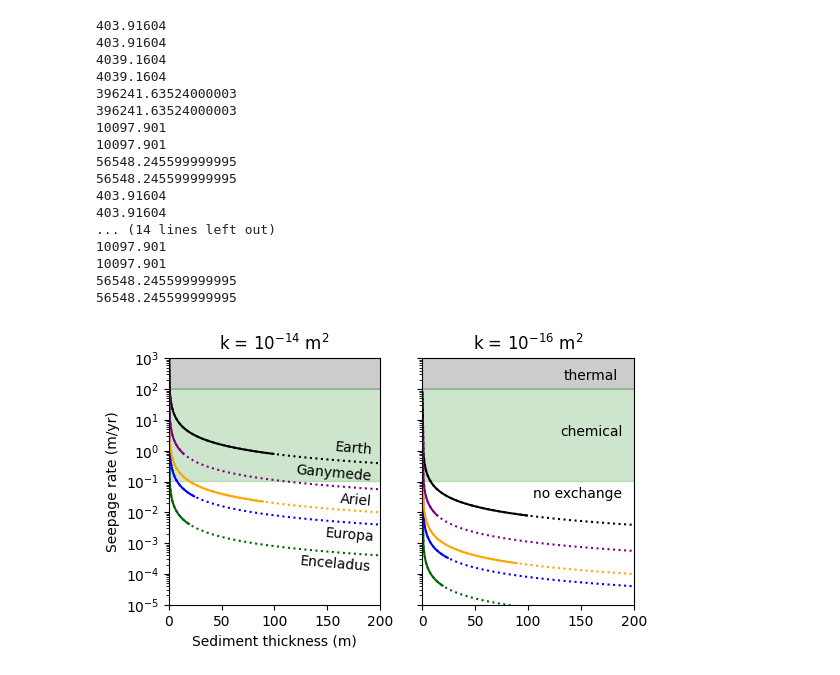
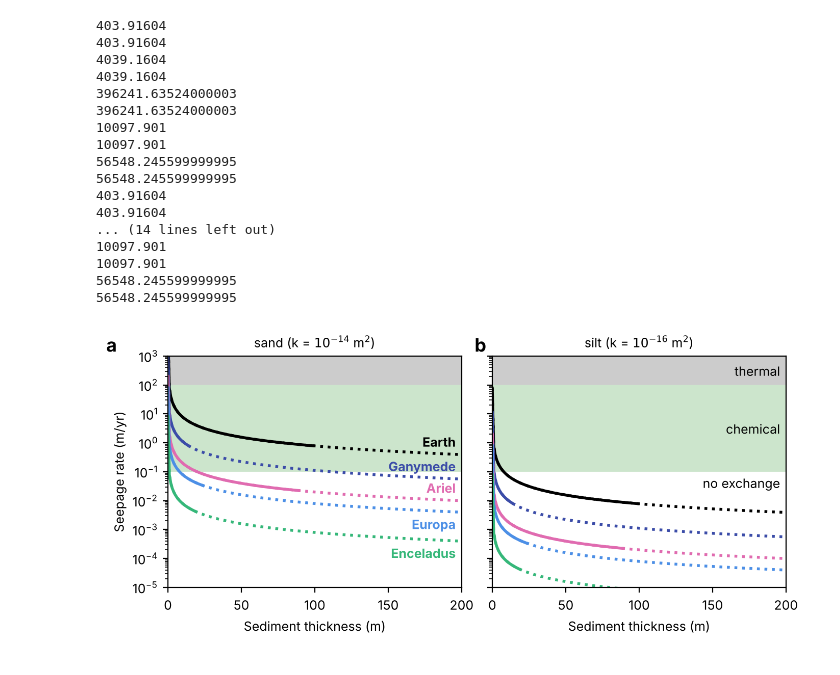
Before and after one commit to tectonic-hydrology/OW_seds, a Jupyter notebook: Figures_for_Randolph_Flagg_et_al_GRL_2025.ipynb, the cells around one changed output. Saved outputs shown, nothing was run; the diff lists cells and outputs as text; code cells hidden in the pictures.

Commit message:
Figure 3 (seepage): match Figure 2 styling
Same palette (Europa and Enceladus colors shared with Figure 2), direct labels,
panel letters, font sizes and line weights; panel titles name the sediment
(sand, silt) with permeability; saves Figure3_seepage.png/.pdf. Calculation
cells unchanged.

Co-Authored-By: Claude Fable 5.2 <noreply@anthropic.com>
Claude-Session: https://claude.ai/code/session_013DBfh7D7wThAVNByrUnYko

```diff
--- a/Figures_for_Randolph_Flagg_et_al_GRL_2025.ipynb
+++ b/Figures_for_Randolph_Flagg_et_al_GRL_2025.ipynb
@@ -1181,33 +1181,42 @@ Gan_15 = seepage_rate (1000, 100, 1e-15, 1.4, 2e3); Ganmet_15 = seepage_rate (15
 10097.901
 56548.245599999995
 56548.245599999995
-# %%
-fig, (ax1, ax3) = plt.subplots(1,2, figsize=(6, 3.2), sharey=True)
-
-ax3.plot(Thickness, Enceladus_16, c='darkgreen', linestyle='dotted'); ax1.plot(Thickness, Enceladus_14, c='darkgreen', linestyle='dotted')
-ax3.plot(Thickness, Europa_16, c = 'blue', linestyle='dotted'); ax1.plot(Thickness, Europa_14, c = 'blue', linestyle='dotted')
-ax3.plot(Thickness, Earth_16, 'k', linestyle='dotted'); ax1.plot(Thickness, Earth_14, 'k', linestyle='dotted')
-ax3.plot(Thickness, Ariel_16, 'orange', linestyle='dotted'); ax1.plot(Thickness, Ariel_14, 'orange', linestyle='dotted')
-ax3.plot(Thickness, Gan_16, 'purple', linestyle='dotted'); ax1.plot(Thickness, Gan_14, 'purple', linestyle='dotted')
-
-ax1.plot(Thickness[0:len(Enceladusmet_14)], Enceladusmet_14,  c='darkgreen'); ax3.plot(Thickness[0:len(Enceladusmet_16)], Enceladusmet_16, c='darkgreen')
-ax1.plot(Thickness[0:len(Europamet_14)], Europamet_14,  c='blue'); ax3.plot(Thickness[0:len(Europamet_16)], Europamet_16, c='blue')
-ax1.plot(Thickness[0:len(Earthmet_14)], Earthmet_14,  c='k'); ax3.plot(Thickness[0:len(Earthmet_16)], Earthmet_16, c='k')
-ax1.plot(Thickness[0:len(Arielmet_14)], Arielmet_14,  c='orange'); ax3.plot(Thickness[0:len(Arielmet_16)], Arielmet_16, c='orange')
-ax1.plot(Thickness[0:len(Ganmet_14)], Ganmet_14,  c='purple'); ax3.plot(Thickness[0:len(Ganmet_16)], Ganmet_16, c='purple')
-
-ax1.fill_between(Thickness, 1e2, 1e4, color='k', alpha=.2); ax3.fill_between(Thickness, 1e2, 1e4, color='k', alpha=.2);
-ax1.fill_between(Thickness, 1e-1, 1e2, color='g', alpha=.2); ax3.fill_between(Thickness, 1e-1, 1e2, color='g', alpha=.2);
-
-ax3.text(134, 200, 'thermal'); ax3.text(130, 3, 'chemical'); ax3.text(105, 3e-2, 'no exchange')
-
-ax1.text(124, 1.2e-4, 'Enceladus', rotation = -5); ax1.text(147, 1.2e-3, 'Europa', rotation = -5); ax1.text(162, 1.6e-2, 'Ariel', rotation = -5); ax1.text(120, .11, 'Ganymede', rotation = -5); ax1.text(157, .8, 'Earth', rotation = -5);
-
-ax1.set_ylim(1e-5,1e3); ax1.set_xlim(0,200); ax3.set_xlim(0,200);
-ax1.set_ylabel('Seepage rate (m/yr)'); ax1.set_xlabel('Sediment thickness (m)');  ax2.set_xlabel('Sediment thickness (m)');
-ax1.set_title('k = $10^{-14}$ m$^2$'); ax3.set_title('k = $10^{-16}$ m$^2$');
-ax1.set_yscale('log');
-
-plt.savefig('SeepageNew.png', dpi=200)
-# %% [output]
-[figure, removed]
+# %%
+# Figure 3: seepage rate through sediment, styled to match Figure 2
+c_gan = '#3B4CA8'; c_ari = '#E06BB0'; c_ear = 'k'             # Ganymede indigo, Ariel pink, Earth black; Europa and Enceladus as in Figure 2
+plt.rcParams.update({'font.size': 9})
+fig, (ax1, ax3) = plt.subplots(1, 2, figsize=(7, 3.2), sharey=True)
+
+curves = [('Earth',     c_ear, Earth_14,     Earthmet_14,     Earth_16,     Earthmet_16,     True),
+          ('Ganymede',  c_gan, Gan_14,       Ganmet_14,       Gan_16,       Ganmet_16,       True),
+          ('Ariel',     c_ari, Ariel_14,     Arielmet_14,     Ariel_16,     Arielmet_16,     True),
+          ('Europa',    c_eur, Europa_14,    Europamet_14,    Europa_16,    Europamet_16,    False),
+          ('Enceladus', c_enc, Enceladus_14, Enceladusmet_14, Enceladus_16, Enceladusmet_16, False)]
+
+for name, c, full14, met14, full16, met16, above in curves:
+    for ax, full, met in ((ax1, full14, met14), (ax3, full16, met16)):
+        ax.plot(Thickness, full, color=c, linestyle='dotted', linewidth=2)             # other sediment sources
+        ax.plot(Thickness[0:len(met)], met, color=c, linewidth=2)                      # meteoritic sediment alone
+    # curves are labeled on the plot instead of in a legend
+    y = np.interp(196, Thickness, full14)
+    ax1.text(196, y*1.45 if above else y/1.45, name, color=c, weight='bold', ha='right', va='bottom' if above else 'top')
+
+for ax in (ax1, ax3):
+    ax.fill_between(Thickness, 1e2, 1e4, color='k', alpha=.2, linewidth=0)             # thermal exchange
+    ax.fill_between(Thickness, 1e-1, 1e2, color='g', alpha=.2, linewidth=0)            # chemical exchange
+    ax.set_xlim(0, 200); ax.set_xlabel('Sediment thickness (m)')
+ax3.text(196, 300, 'thermal', ha='right', va='center'); ax3.text(196, 3, 'chemical', ha='right', va='center'); ax3.text(196, 4e-2, 'no exchange', ha='right', va='center')
+
+ax1.set_yscale('log'); ax1.set_ylim(1e-5, 1e3)
+ax1.set_ylabel('Seepage rate (m/yr)')
+ax1.set_title('sand (k = $10^{-14}$ m$^2$)', fontsize=9); ax3.set_title('silt (k = $10^{-16}$ m$^2$)', fontsize=9)
+
+plt.tight_layout()
+for ax, lab, dx in ((ax1, 'a', -0.21), (ax3, 'b', -0.06)):
+    ax.text(dx, 1.0, lab, transform=ax.transAxes, fontsize=13, weight='bold', va='bottom')
+
+plt.savefig('Figure3_seepage.png', dpi=600)
+plt.savefig('Figure3_seepage.pdf')
+plt.show()
+# %% [output]
+[figure, added]
```
